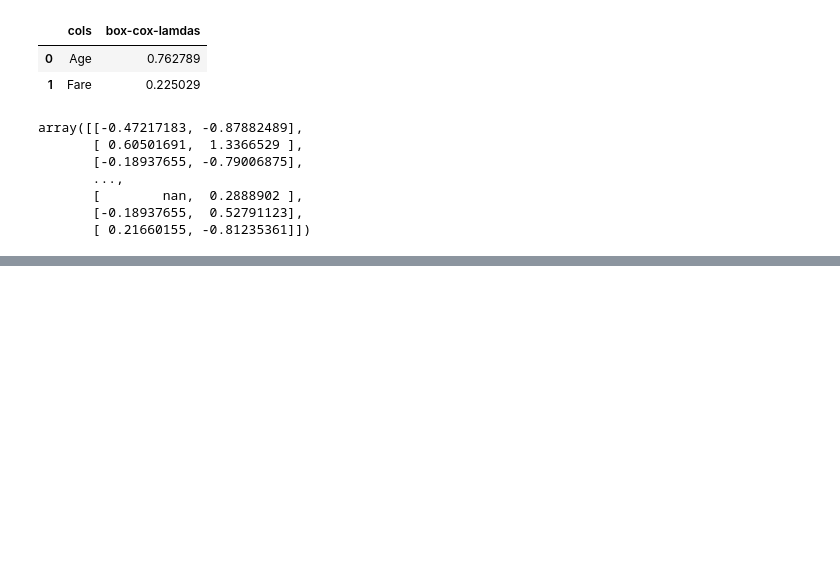
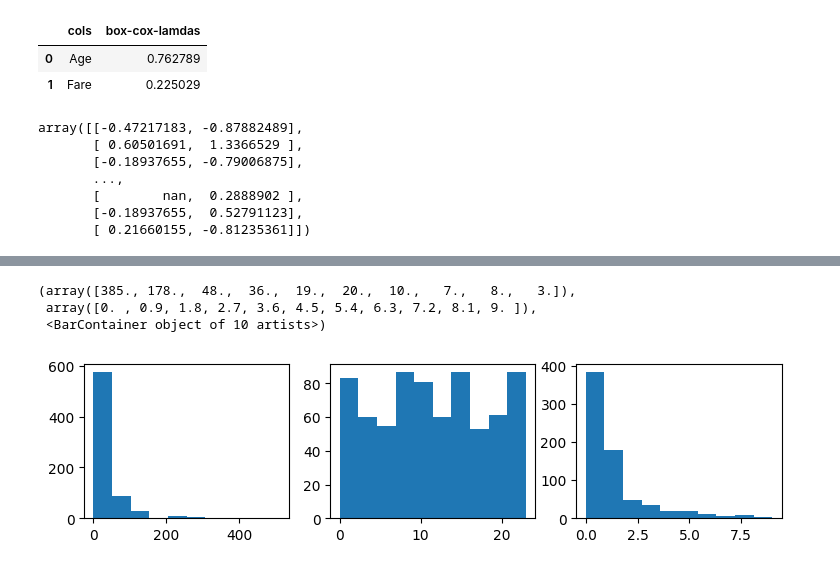
Before and after one commit to vaibhaVishwakarma/myML, a Jupyter notebook: EDA.ipynb, the cells around one changed output, grey strips where cells are left out. Saved outputs shown, nothing was run; the diff lists cells and outputs as text; code cells hidden in the pictures; blank space fills up the shorter version.

```diff
--- a/EDA.ipynb
+++ b/EDA.ipynb
@@ -645,0 +650,29 @@ SyntaxError: invalid syntax (2325006934.py, line 1)
+# %%
+from sklearn.preprocessing import KBinsDiscretizer
+kbins_obj = KBinsDiscretizer(n_bins = 10 , encode = 'ordinal',strategy='quantile')
+
+# encode <= {‘onehot’, ‘onehot-dense’, ‘ordinal’}, default=’onehot’
+# strategy <= {‘uniform’, ‘quantile’, ‘kmeans’}, default=’quantile’
+# dtype <= dtype{np.float32, np.float64}, default=None
+# %%
+trf = ColumnTransformer(
+    [('first' , kbins_obj , [1])]
+    ,remainder = 'drop'
+)
+kbins_obj2 = KBinsDiscretizer(n_bins = 10 , encode = 'ordinal',strategy='kmeans')
+trf2 = ColumnTransformer(
+    [('first' , kbins_obj2 , [1])]
+    ,remainder = 'drop'
+)
+plt.figure(figsize=(9,2))
+plt.subplot(131)
+plt.hist(titanic_toTransform.dropna()['Fare'])
+plt.subplot(132)
+plt.hist(trf.fit_transform(titanic_toTransform.dropna()))
+plt.subplot(133)
+plt.hist(trf2.fit_transform(titanic_toTransform.dropna()))
+# %% [output]
+(array([385., 178.,  48.,  36.,  19.,  20.,  10.,   7.,   8.,   3.]),
+ array([0. , 0.9, 1.8, 2.7, 3.6, 4.5, 5.4, 6.3, 7.2, 8.1, 9. ]),
+ <BarContainer object of 10 artists>)
+[figure, added]
```
Also changed, not shown: parts of 13 cells of this notebook, 1 other file.
